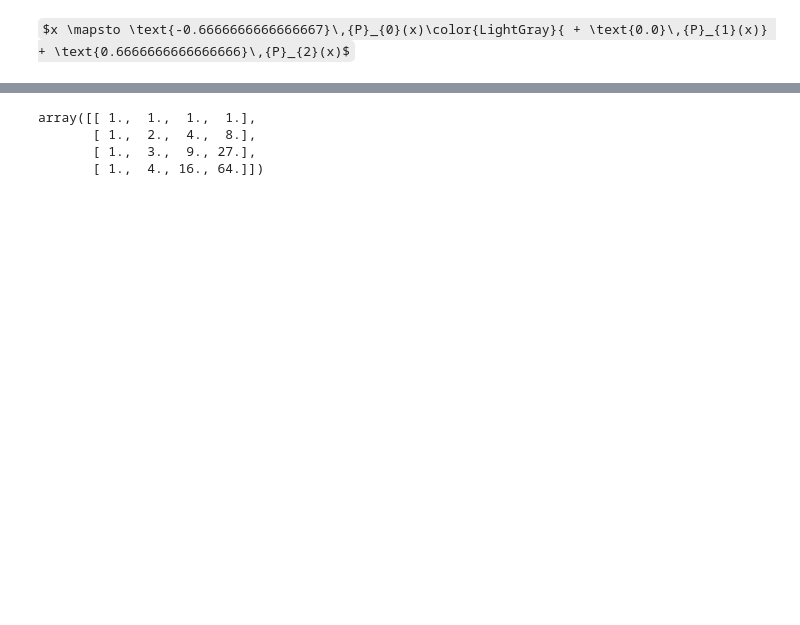
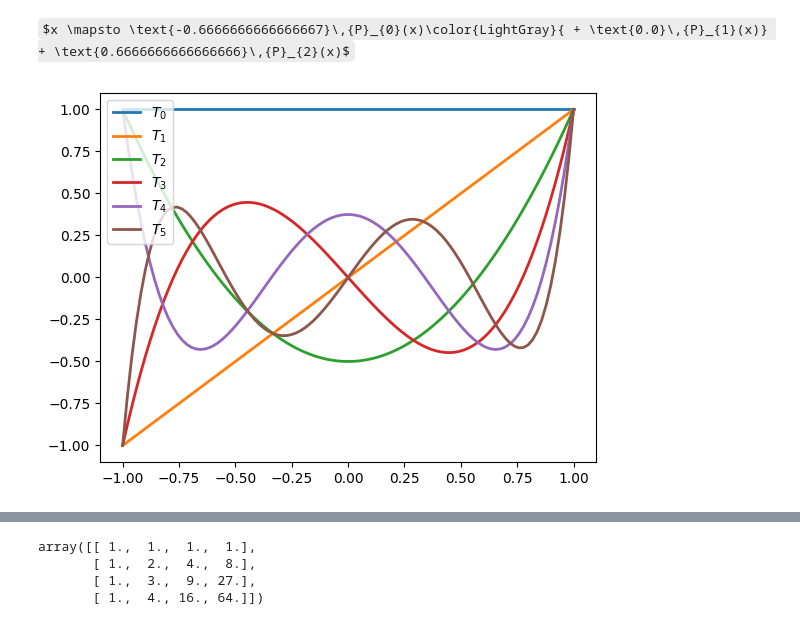
Before and after one commit to ksublee/SDA, a Jupyter notebook: 09. Interpolation.ipynb, the cells around one changed output, grey strips where cells are left out. Saved outputs shown, nothing was run; the diff lists cells and outputs as text; code cells hidden in the pictures; some formulas as TeX source; blank space fills up the shorter version.

```diff
--- a/09. Interpolation.ipynb
+++ b/09. Interpolation.ipynb
@@ -115,3 +176,14 @@ l = P.Legendre.fromroots([-1, 1])
 l
 # %% [output]
 $x \mapsto \text{-0.6666666666666667}\,{P}_{0}(x)\color{LightGray}{ + \text{0.0}\,{P}_{1}(x)} + \text{0.6666666666666666}\,{P}_{2}(x)$
+# %%
+import matplotlib.pyplot as plt
+x = np.linspace(-1, 1, 100)
+
+for i in range(6):
+    ax = plt.plot(x, P.Legendre.basis(i)(x), lw=2, label=f"$T_{i}$")
+
+plt.legend(loc="upper left")
+plt.show()
+# %% [output]
+[figure, added]
```
Also changed, not shown: parts of 31 cells of this notebook, 1 other file.
